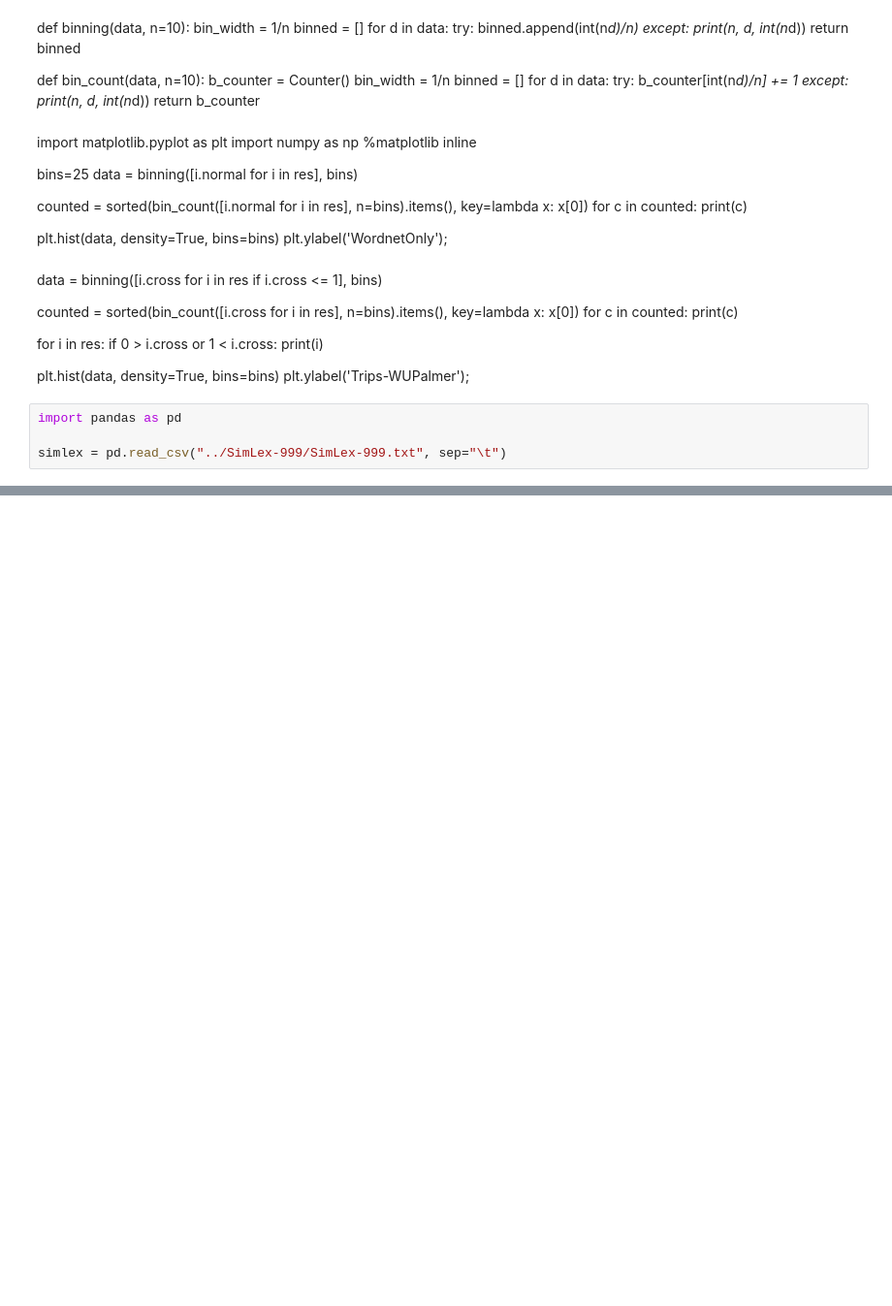
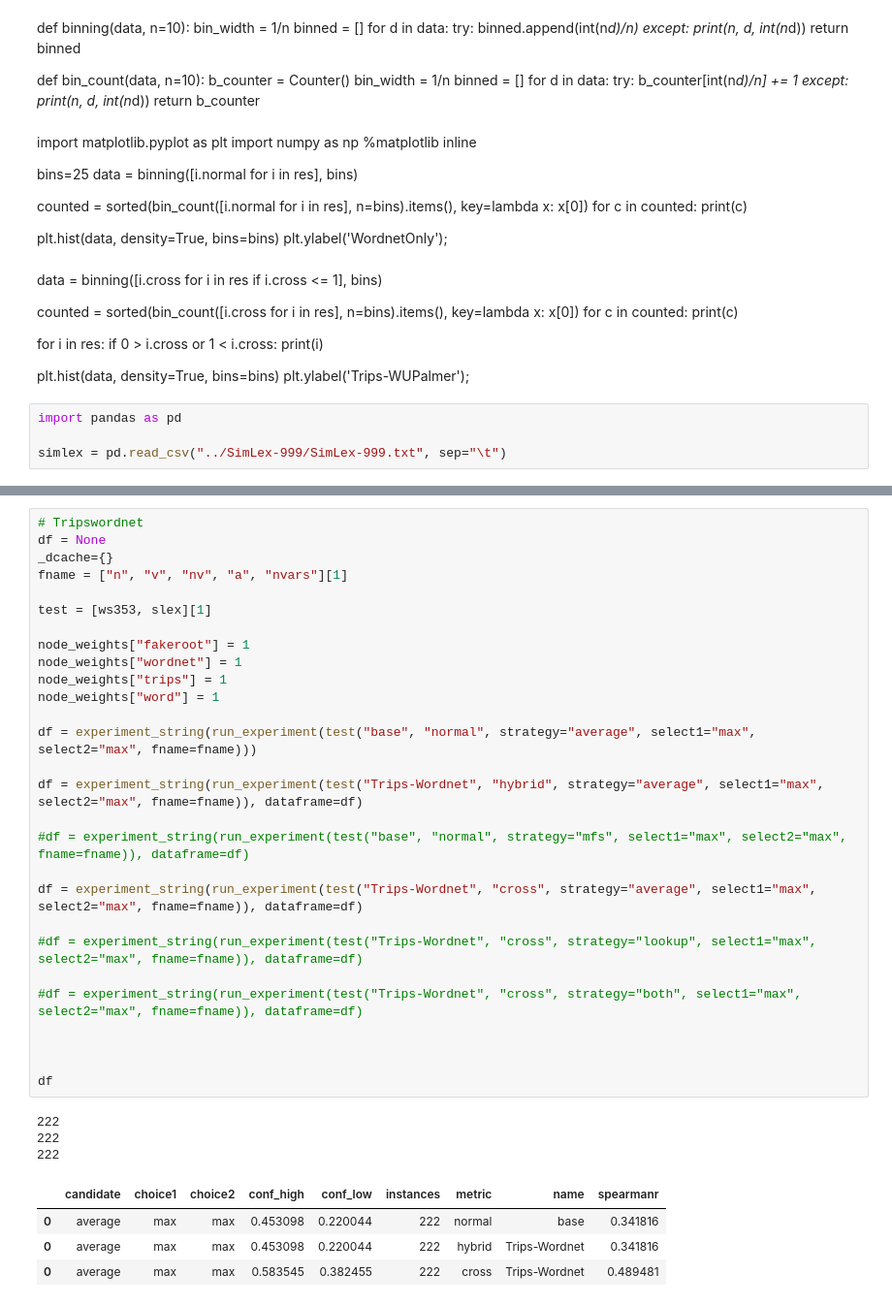
Before and after one commit to mrmechko/simcross, a Jupyter notebook: notebooks/Cross_wupalmer_evaluation.ipynb, the cells around one changed output, grey strips where cells are left out. Shown: that part at 97% size. Saved outputs shown, nothing was run; the diff lists cells and outputs as text; blank space fills up the shorter version.

```diff
--- a/notebooks/Cross_wupalmer_evaluation.ipynb
+++ b/notebooks/Cross_wupalmer_evaluation.ipynb
@@ -678,0 +682,36 @@ df
+# %%
+# Tripswordnet
+df = None
+_dcache={}
+fname = ["n", "v", "nv", "a", "nvars"][1]
+
+test = [ws353, slex][1]
+
+node_weights["fakeroot"] = 1
+node_weights["wordnet"] = 1
+node_weights["trips"] = 1
+node_weights["word"] = 1
+
+df = experiment_string(run_experiment(test("base", "normal", strategy="average", select1="max", select2="max", fname=fname)))
+
+df = experiment_string(run_experiment(test("Trips-Wordnet", "hybrid", strategy="average", select1="max", select2="max", fname=fname)), dataframe=df)
+
+#df = experiment_string(run_experiment(test("base", "normal", strategy="mfs", select1="max", select2="max", fname=fname)), dataframe=df)
+
+df = experiment_string(run_experiment(test("Trips-Wordnet", "cross", strategy="average", select1="max", select2="max", fname=fname)), dataframe=df)
+
+#df = experiment_string(run_experiment(test("Trips-Wordnet", "cross", strategy="lookup", select1="max", select2="max", fname=fname)), dataframe=df)
+
+#df = experiment_string(run_experiment(test("Trips-Wordnet", "cross", strategy="both", select1="max", select2="max", fname=fname)), dataframe=df)
+
+
+
+df
+# %% [output]
+222
+222
+222
+|  | candidate | choice1 | choice2 | conf_high | conf_low | instances | metric | name | spearmanr |
+| 0 | average | max | max | 0.453098 | 0.220044 | 222 | normal | base | 0.341816 |
+| 0 | average | max | max | 0.453098 | 0.220044 | 222 | hybrid | Trips-Wordnet | 0.341816 |
+| 0 | average | max | max | 0.583545 | 0.382455 | 222 | cross | Trips-Wordnet | 0.489481 |
```
Also changed, not shown: parts of 12 cells of this notebook, 2 other files.
